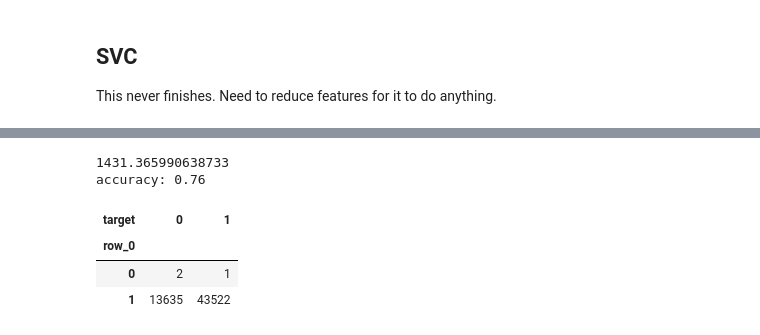
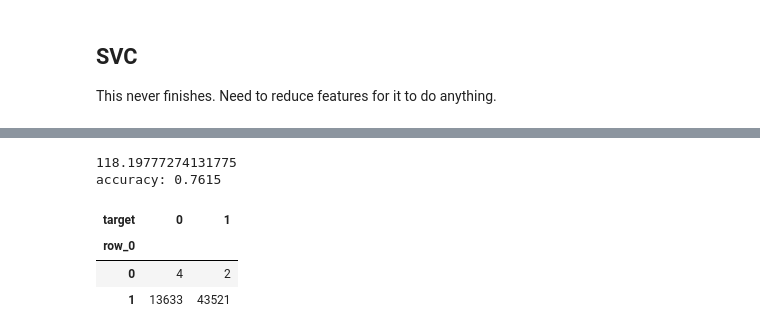
Before and after one commit to warnost/QTW, a Jupyter notebook: Week 8 Bank Data Case Study/Code/Week 8 SVC.ipynb, the cells around one changed output, grey strips where cells are left out. Saved outputs shown, nothing was run; the diff lists cells and outputs as text; code cells hidden in the pictures.

```diff
--- a/Week 8 Bank Data Case Study/Code/Week 8 SVC.ipynb
+++ b/Week 8 Bank Data Case Study/Code/Week 8 SVC.ipynb
@@ -247,21 +247,15 @@ def transform_data(data):
     label_encode = data.select_dtypes(include='object').columns
     normalize = data.drop(columns=["ID","target"]).select_dtypes(include='number').columns
 
-    for col in normalize:
-        high = np.quantile(data[col],0.99)
-        low = np.quantile(data[col],0.01)
-        data.loc[data[col] < low, col] = low
-        data.loc[data[col] > high, col] = high
-
     data_OHE = pd.get_dummies(data, columns=label_encode)
 
     scaler = StandardScaler()
     data_OHE[normalize] = scaler.fit_transform(data_OHE[normalize])
 
-    return data_OHE, data
+    return data_OHE
 # %%
 df['v22'] = df['v22'].astype('category')
-df2, test2 = transform_data(df)
+df2 = transform_data(df)
 df3 = df2.merge(final_iv[["MIN_VALUE","WOE"]], how='left', left_on="v22",right_on="MIN_VALUE")
 preModel_data = df3.drop(columns=["v22","MIN_VALUE"]).copy()
 # %%
@@ -356,12 +369,11 @@ Name: target, dtype: int64
 ## SVC
 This never finishes. Need to reduce features for it to do anything.
 # %%
-param_grid = {'C':[1,10,0.5,0.1],
+param_grid = {'C':[1,10,100,1000],
               'gamma':[1.0,0.1,0.001,0.0001],
-              'kernel':['linear','poly','rbf'],
-              'tol':[.01,.001,.0001]}
+              'kernel':['linear','poly','rbf']}
 
-svc = SVC(cache_size = 4000,class_weight = 'balanced', random_state=42)
+svc = SVC(cache_size = 1000,class_weight = 'balanced', random_state=42)
 # %%
 start = time.time()
 
@@ -397,35 +410,36 @@ accuracy: 0.27
 # %%
 start = time.time()
 
-n_iter_search = 20
+n_iter_search = 12
 svc_random_search = RandomizedSearchCV(
     svc,
     param_distributions=param_grid,
     cv = 2,
     random_state=42,
     n_iter=n_iter_search,
     refit=True,
     n_jobs=-1)
 
 svc_random_search.fit(X_2k, y_2k)
 
 end = time.time()
 time_2k = end - start
 print(time_2k)
 
 filename = 'svc_random_search_2k.p'
 pickle.dump(svc_random_search, open(filename, 'wb'))
 
 preds = svc_random_search.predict(validation.drop(columns=["ID","target"]))
-print("accuracy: " + str(round(accuracy_score(y_pred=preds,y_true=validation.target),2)))
+acc2k = accuracy_score(y_pred=preds,y_true=validation.target)
+print("accuracy: " + str(round(acc2k,4)))
 pd.crosstab(preds,validation.target)
 # %% [output]
-1431.365990638733
-accuracy: 0.76
+118.19777274131775
+accuracy: 0.7615
 | target | 0 | 1 |
 | row_0 |  |  |
-| 0 | 2 | 1 |
-| 1 | 13635 | 43522 |
+| 0 | 4 | 2 |
+| 1 | 13633 | 43521 |
 # %%
 start = time.time()
 
```
Also changed, not shown: parts of 37 cells of this notebook, 4 other files.
